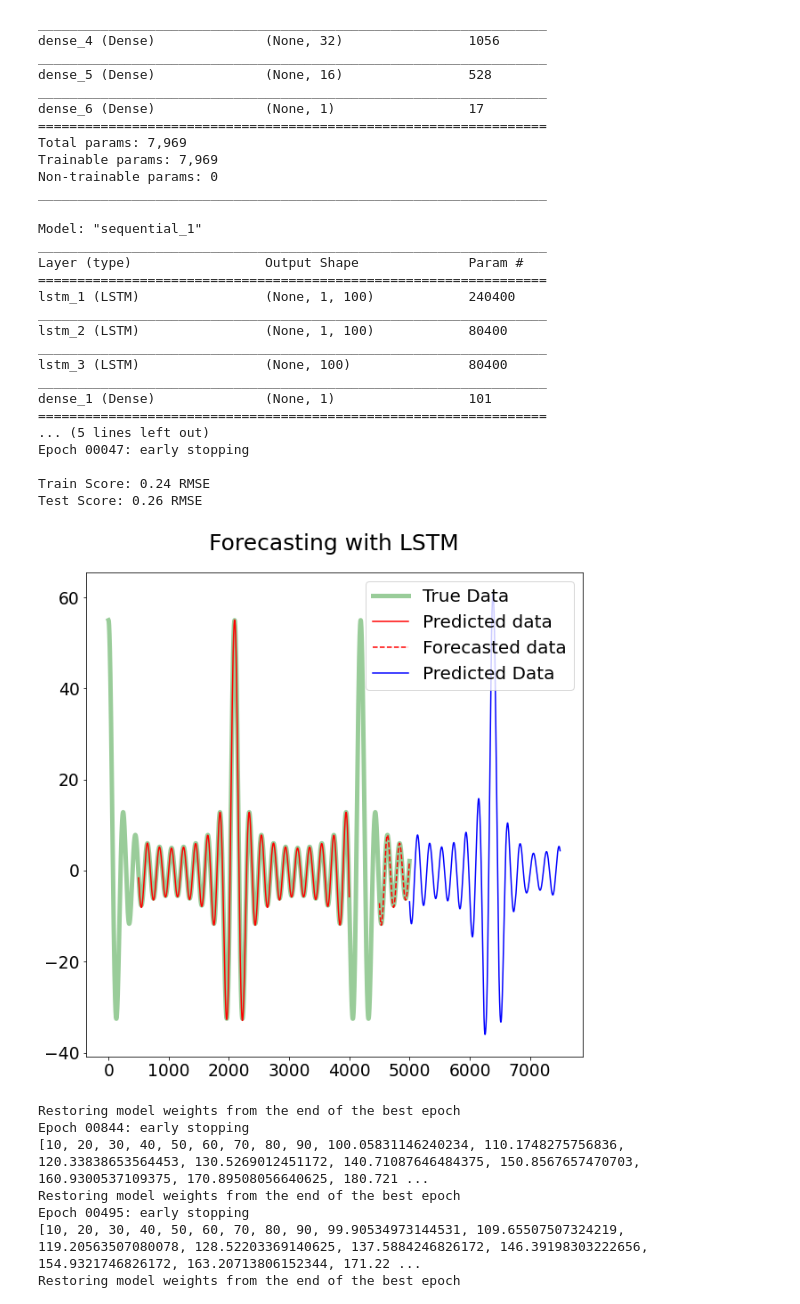
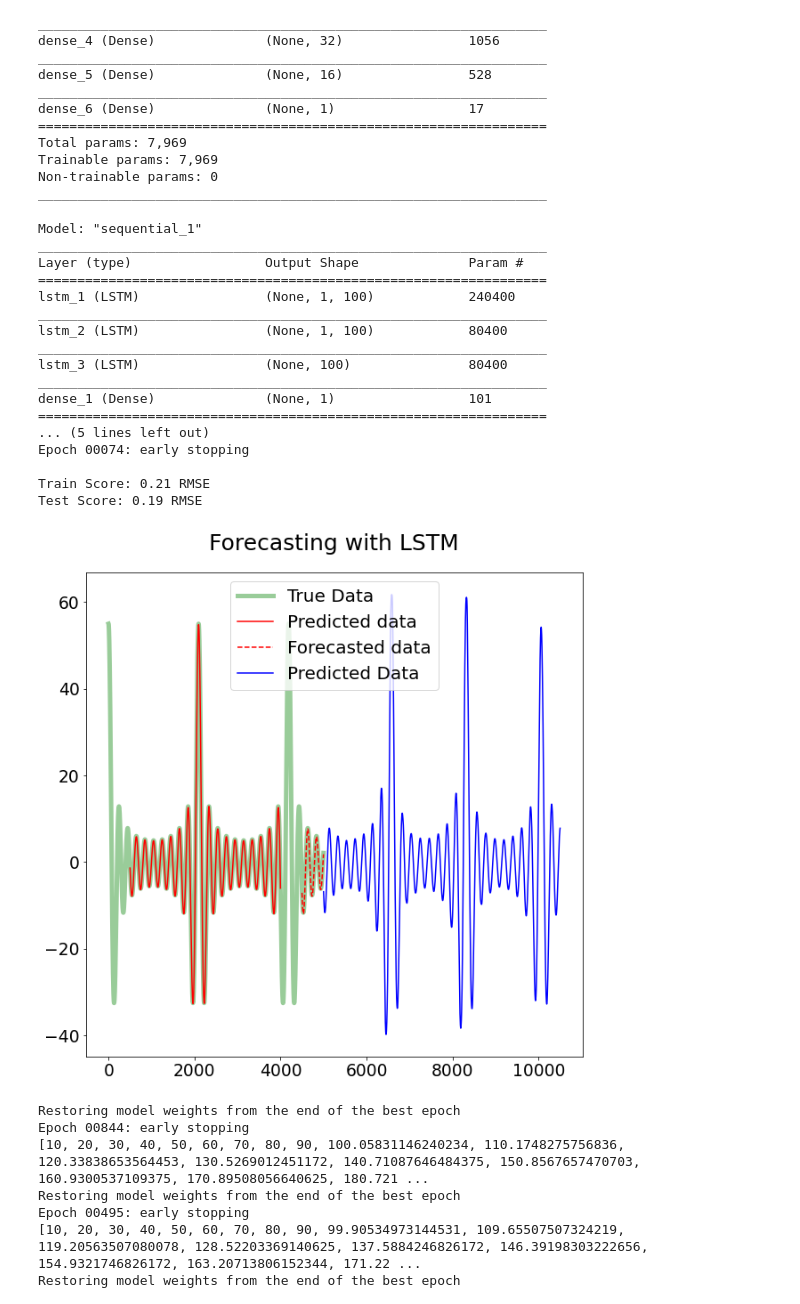
Before and after one commit to RitvikPrabhu/Machine-Learning, a Jupyter notebook: Neural_Networks_function_prediction_.ipynb, the cells around one changed output. Cells and saved outputs as stored; diff of their text form; code cells hidden in the pictures.

```diff
--- a/Neural_Networks_function_prediction_.ipynb
+++ b/Neural_Networks_function_prediction_.ipynb
@@ -691,7 +691,7 @@ plt.title('Forecasting with LSTM')
 
 #Prediction
 
-num_pred = 2000
+num_pred = 5000
 
 #Create dataset for network
 Input = []
@@ -709,37 +709,37 @@ for i in range(int(num_pred)+1):
   data = np.array(x[i:i+look_back]).reshape(1,1,look_back)
   result = model.predict(data)
   x.append(float(result))
 
 x = np.array(x)
 x = np.reshape(x,(x.shape[0],1))
 PredictPlot = scaler.inverse_transform(x)
 res = np.arange(N,N+len(Y[-look_back:])+num_pred+1)
 
 plt.plot(res, PredictPlot, label = 'Predicted Data', c = 'b')
 
 plt.legend()
 
 
 plt.show()
 # %% [output]
 Model: "sequential_1"
 _________________________________________________________________
 Layer (type)                 Output Shape              Param #
 =================================================================
 lstm_1 (LSTM)                (None, 1, 100)            240400
 _________________________________________________________________
 lstm_2 (LSTM)                (None, 1, 100)            80400
 _________________________________________________________________
 lstm_3 (LSTM)                (None, 100)               80400
 _________________________________________________________________
 dense_1 (Dense)              (None, 1)                 101
 =================================================================
 ... (5 lines left out)
-Epoch 00047: early stopping
+Epoch 00074: early stopping
 
-Train Score: 0.24 RMSE
-Test Score: 0.26 RMSE
+Train Score: 0.21 RMSE
+Test Score: 0.19 RMSE
-[figure, old version]
+[figure, new version]
 # %%
 size = 8
 def network(L, sequence_size, N):
```
